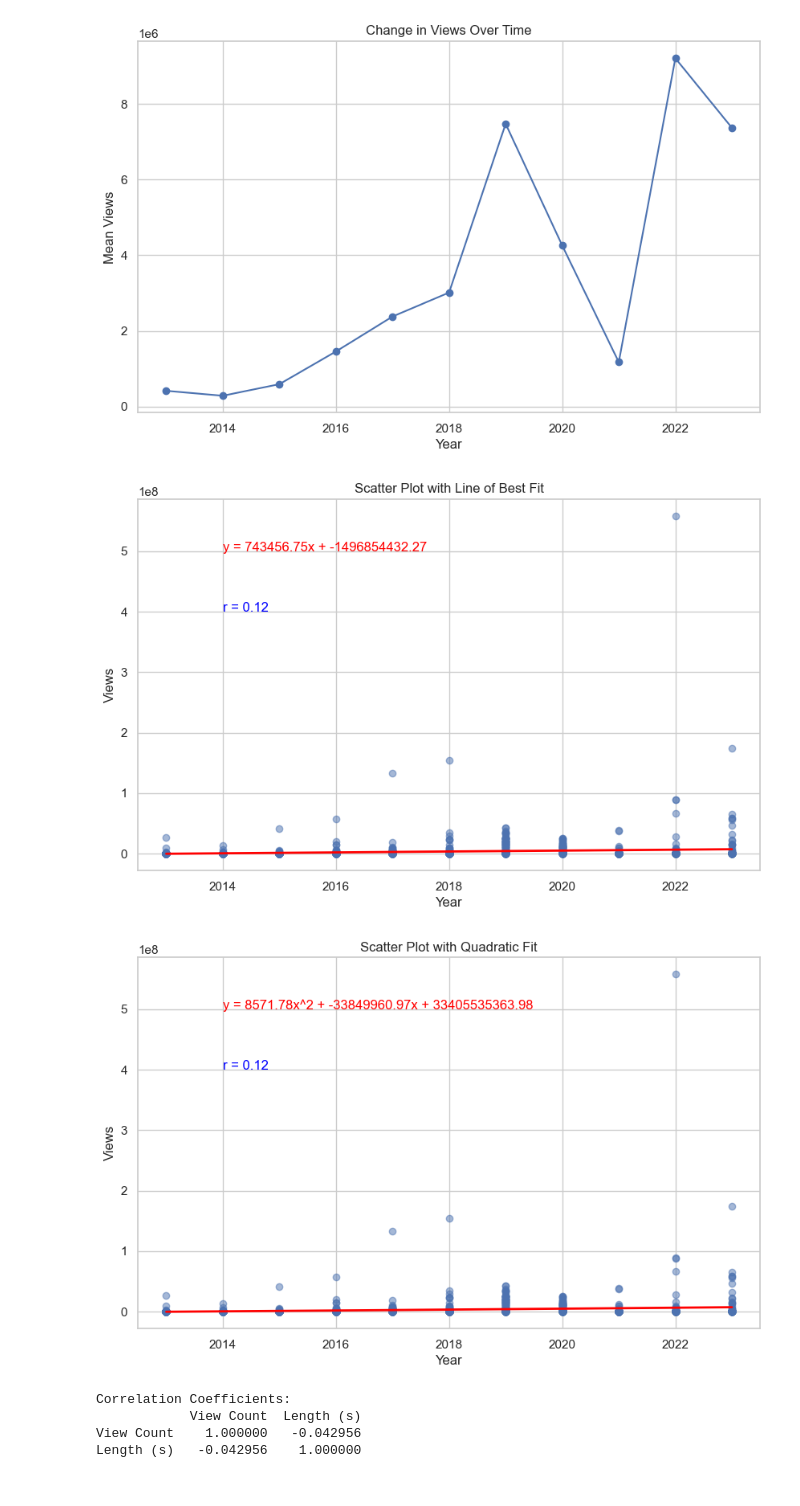
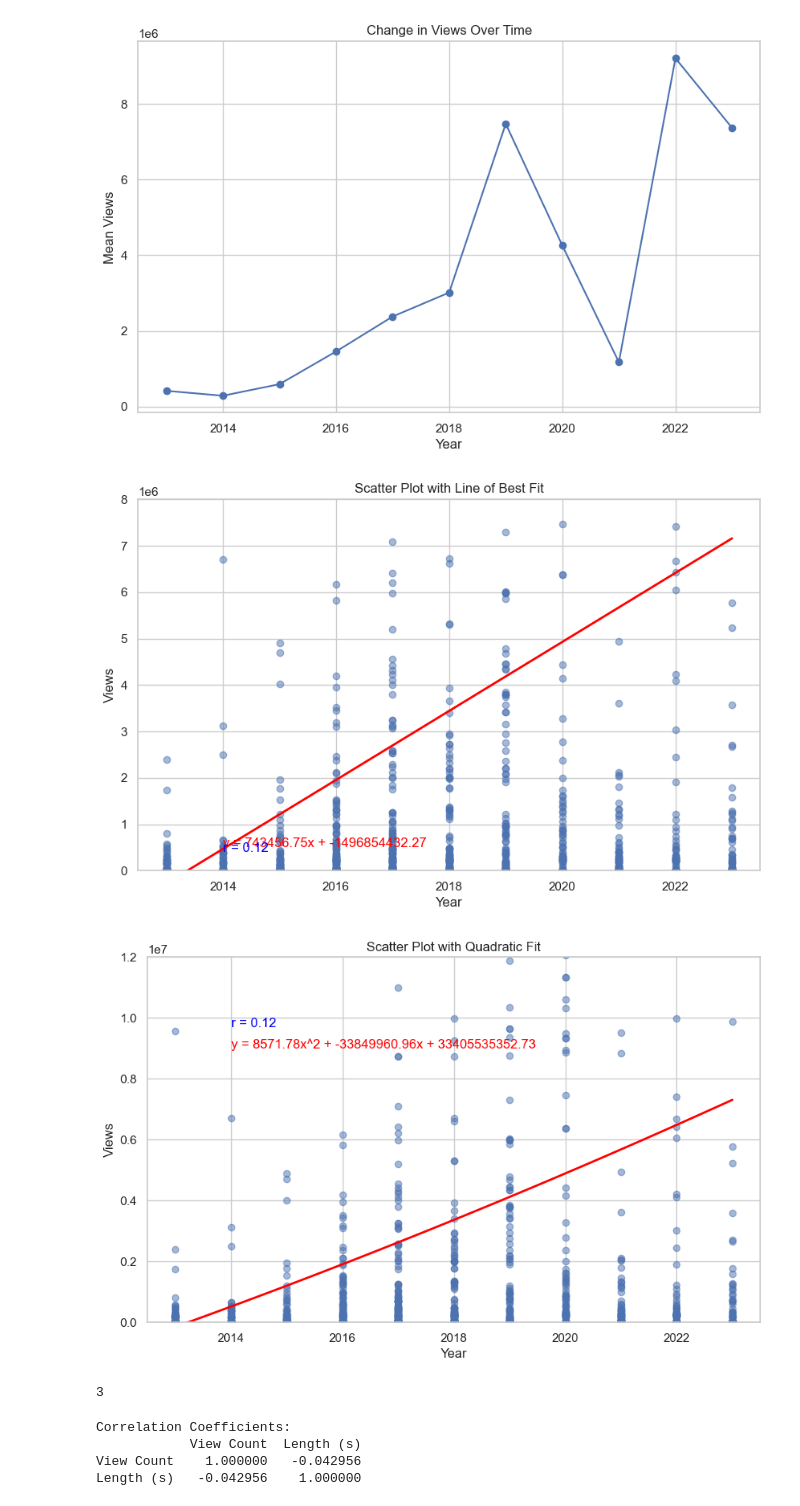
Before and after one commit to C-Duke0/Project-one, a Jupyter notebook: cleaned_videos.ipynb, the cells around one changed output. Saved outputs shown, nothing was run; the diff lists cells and outputs as text; code cells hidden in the pictures.

```diff
--- a/cleaned_videos.ipynb
+++ b/cleaned_videos.ipynb
@@ -260,6 +260,7 @@ plt.show()
 [figure]
 # %%
 import numpy as np
+import matplotlib.pyplot as plt
 from sklearn.linear_model import LinearRegression
 from scipy.stats import pearsonr
 
@@ -284,50 +285,60 @@ plt.xlabel('Year')
 plt.ylabel('Views')
 plt.title('Scatter Plot with Line of Best Fit')
 
+# Set y-axis limit to 2 million
+plt.ylim(0, 8e6)
+
 # Annotate the line of best fit with its equation and r value
 equation = f'y = {model.coef_[0]:.2f}x + {model.intercept_:.2f}'
 r_text = f'r = {r:.2f}'
-plt.text(2014, 0.5e9, equation, color='red', fontsize=12)
-plt.text(2014, 0.4e9, r_text, color='blue', fontsize=12)
+plt.text(2014, 0.5e6, equation, color='red', fontsize=12)
+plt.text(2014, 0.4e6, r_text, color='blue', fontsize=12)
 
 # Show the plot
 plt.show()
 # %% [output]
-[figure, old version]
+[figure, new version]
 # %%
 import numpy as np
 import matplotlib.pyplot as plt
 from scipy.stats import pearsonr
 
 # Scatter plot of all data points
 plt.figure(figsize=(10, 6))
 plt.scatter(data_df_length['Year'], data_df_length['View Count'], marker='o', alpha=0.5)
 
 # Perform quadratic curve fitting
 coefficients = np.polyfit(data_df_length['Year'], data_df_length['View Count'], 2)
 p = np.poly1d(coefficients)
 
 # Calculate the correlation coefficient (r value)
 r, _ = pearsonr(data_df_length['Year'], data_df_length['View Count'])
 
 # Plot the fitted quadratic curve
-plt.plot(data_df_length['Year'], p(data_df_length['Year']), color='red', linewidth=2)
+x_values = np.linspace(min(data_df_length['Year']), max(data_df_length['Year']), 100)
+y_values = p(x_values)
+plt.plot(x_values, y_values, color='red', linewidth=2)
 
 # Add labels and title
 plt.xlabel('Year')
 plt.ylabel('Views')
 plt.title('Scatter Plot with Quadratic Fit')
 
+# Set y-axis limit to 2 million
+plt.ylim(0, 12e6)
+
 # Annotate the quadratic equation and r value
 equation = f'y = {coefficients[0]:.2f}x^2 + {coefficients[1]:.2f}x + {coefficients[2]:.2f}'
 r_text = f'r = {r:.2f}'
-plt.text(2014, 0.5e9, equation, color='red', fontsize=12)
-plt.text(2014, 0.4e9, r_text, color='blue', fontsize=12)
+plt.text(2014, 9e6, equation, color='red', fontsize=12)
+plt.text(2014, 9.7e6, r_text, color='blue', fontsize=12)
 
 # Show the plot
 plt.show()
+3
 # %% [output]
-[figure, old version]
+[figure, new version]
+3
 # %%
 import pandas as pd
 
```
Also changed, not shown: parts of 1 cell of this notebook.
